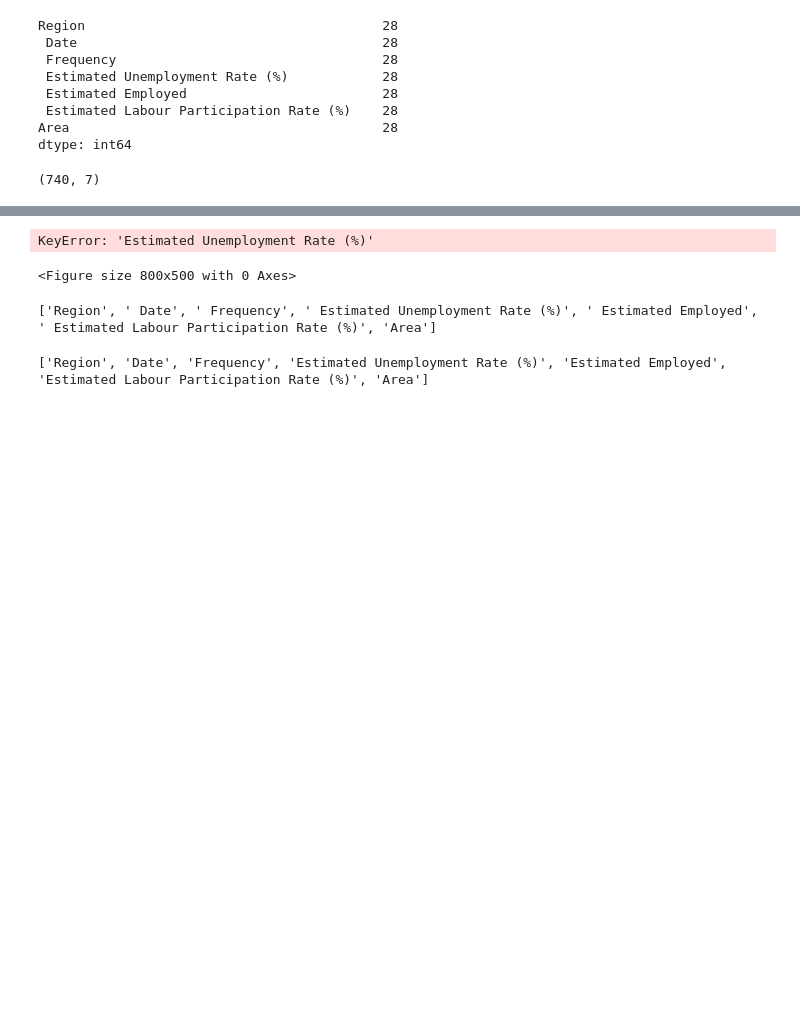
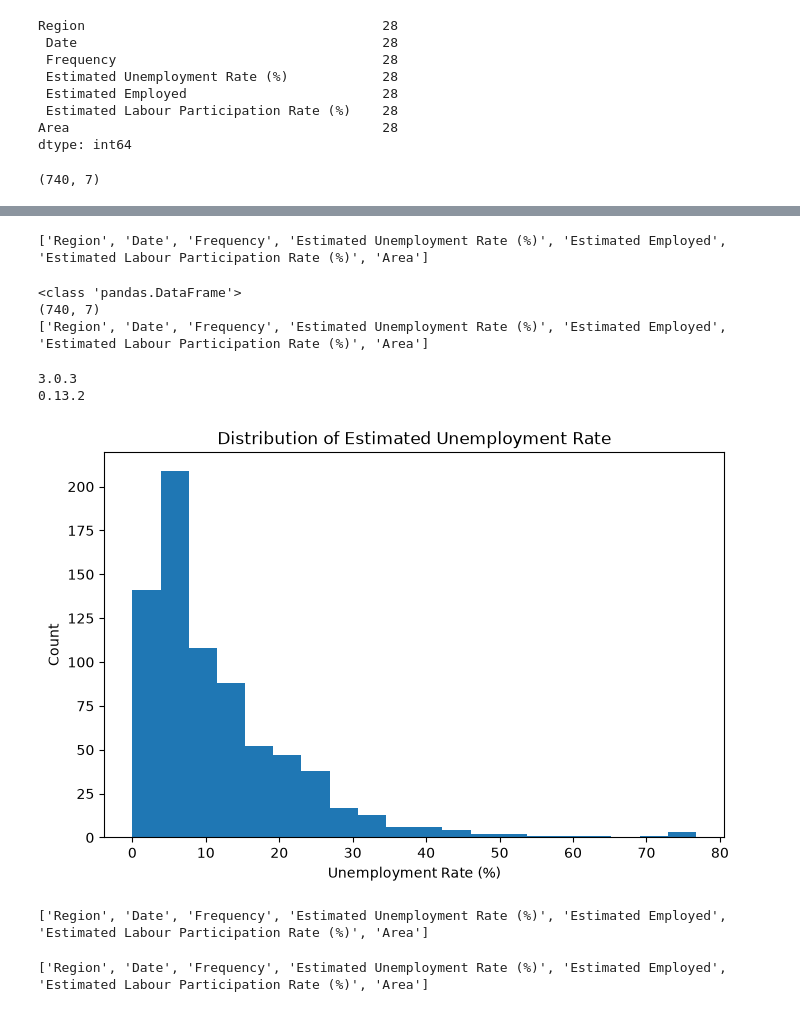
Before and after one commit to adityacodehubs/CodeAlpha_Unemployment-Analysis, a Jupyter notebook: unemployment_analysis.ipynb, the cells around one changed output, grey strips where cells are left out. Saved outputs shown, nothing was run; the diff lists cells and outputs as text; code cells hidden in the pictures; blank space fills up the shorter version.

Commit message:
Updated Unemployment Analysis

```diff
--- a/unemployment_analysis.ipynb
+++ b/unemployment_analysis.ipynb
@@ -63,6 +63,8 @@ dtype: int64
 # Remove missing values
 df = df.dropna()
 
+df.columns = df.columns.str.strip()
+
 # Check new shape
 print(df.shape)
 # %% [output]
@@ -80,20 +82,43 @@ Area                                        0
 dtype: int64
-# %%
-plt.figure(figsize=(8,5))
-sns.histplot(df["Estimated Unemployment Rate (%)"], bins=20, kde=True)
-
-plt.title("Distribution of Estimated Unemployment Rate")
-plt.xlabel("Unemployment Rate (%)")
-plt.ylabel("Count")
-
-plt.show()
-# %% [output]
-KeyError: 'Estimated Unemployment Rate (%)'
-<Figure size 800x500 with 0 Axes>
+# %%
+print(df.columns.tolist())
+# %% [output]
+['Region', 'Date', 'Frequency', 'Estimated Unemployment Rate (%)', 'Estimated Employed', 'Estimated Labour Participation Rate (%)', 'Area']
+# %%
+print(type(df))
+print(df.shape)
+print(df.columns.tolist())
+# %% [output]
+<class 'pandas.DataFrame'>
+(740, 7)
+['Region', 'Date', 'Frequency', 'Estimated Unemployment Rate (%)', 'Estimated Employed', 'Estimated Labour Participation Rate (%)', 'Area']
+# %%
+import pandas as pd
+import seaborn as sns
+
+print(pd.__version__)
+print(sns.__version__)
+# %% [output]
+3.0.3
+0.13.2
+# %%
+import matplotlib.pyplot as plt
+
+plt.figure(figsize=(8,5))
+
+plt.hist(df["Estimated Unemployment Rate (%)"], bins=20)
+
+plt.title("Distribution of Estimated Unemployment Rate")
+plt.xlabel("Unemployment Rate (%)")
+plt.ylabel("Count")
+
+plt.show()
+# %% [output]
+[figure, added]
 # %%
 print(df.columns.tolist())
 # %% [output]
-['Region', ' Date', ' Frequency', ' Estimated Unemployment Rate (%)', ' Estimated Employed', ' Estimated Labour Participation Rate (%)', 'Area']
+['Region', 'Date', 'Frequency', 'Estimated Unemployment Rate (%)', 'Estimated Employed', 'Estimated Labour Participation Rate (%)', 'Area']
 # %%
 df.columns = df.columns.str.strip()
 print(df.columns.tolist())
```
Also changed, not shown: parts of 3 cells of this notebook.
